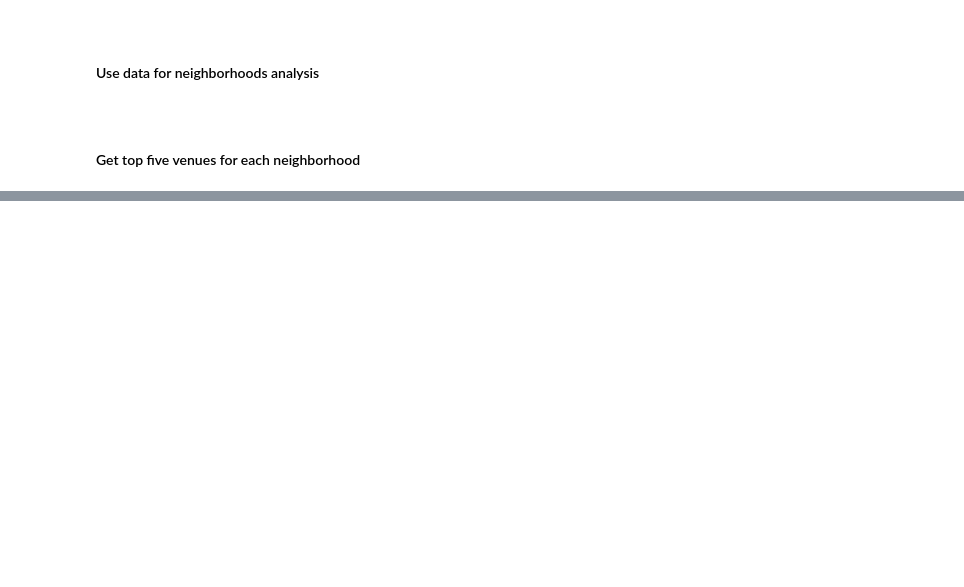
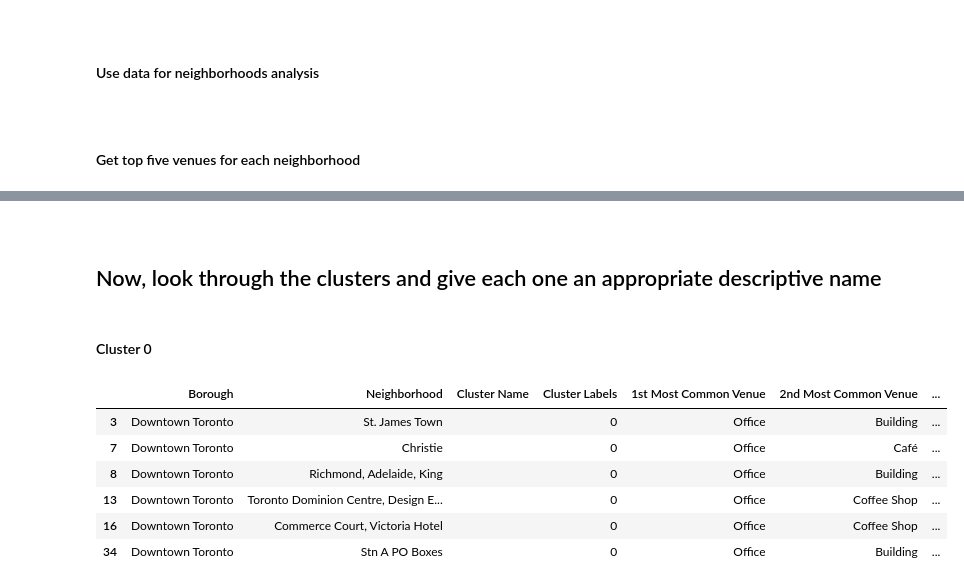
Before and after one commit to timothyhannan/Coursera_Capstone, a Jupyter notebook: TorontoClusters.ipynb, the cells around one changed output, grey strips where cells are left out. Drawn from its saved outputs; the diff is of its cells as text; code cells hidden in the pictures; blank space fills up the shorter version.

```diff
--- a/TorontoClusters.ipynb
+++ b/TorontoClusters.ipynb
@@ -501,0 +591,19 @@ neighborhoods_venues_sorted.head()
+# %% [markdown]
+<br>
+
+## Now, look through the clusters and give each one an appropriate descriptive name
+# %% [markdown]
+#### Cluster 0
+# %%
+# Check out the first category
+display(new_tor_merged.loc[new_tor_merged['Cluster Labels'] == 0, new_tor_merged.columns[[2] + [3] + [0] + list(range(6, new_tor_merged.shape[1]))]])
+# Give it an appropriate name
+Labels = {0: "Commercial District"}
+# %% [output]
+|  | Borough | Neighborhood | Cluster Name | Cluster Labels | 1st Most Common Venue | 2nd Most Common Venue | ... |
+| 3 | Downtown Toronto | St. James Town |  | 0 | Office | Building | ... |
+| 7 | Downtown Toronto | Christie |  | 0 | Office | Café | ... |
+| 8 | Downtown Toronto | Richmond, Adelaide, King |  | 0 | Office | Building | ... |
+| 13 | Downtown Toronto | Toronto Dominion Centre, Design E... |  | 0 | Office | Coffee Shop | ... |
+| 16 | Downtown Toronto | Commerce Court, Victoria Hotel |  | 0 | Office | Coffee Shop | ... |
+| 34 | Downtown Toronto | Stn A PO Boxes |  | 0 | Office | Building | ... |
```
Also changed, not shown: parts of 21 cells of this notebook.
